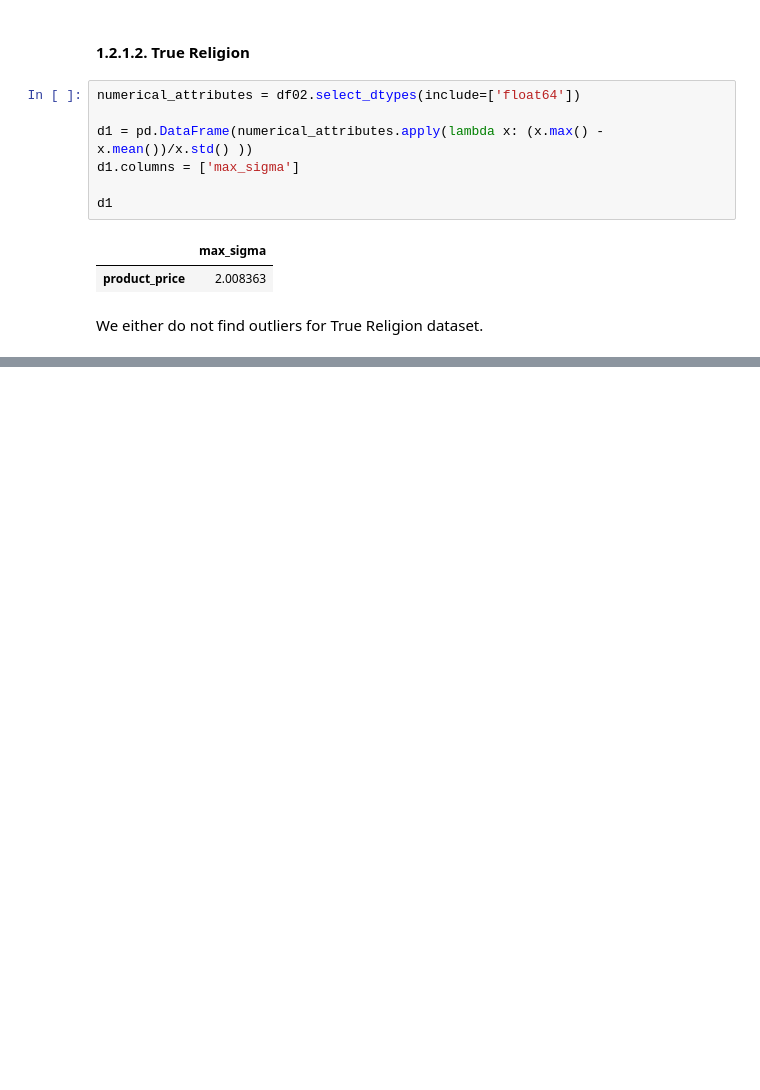
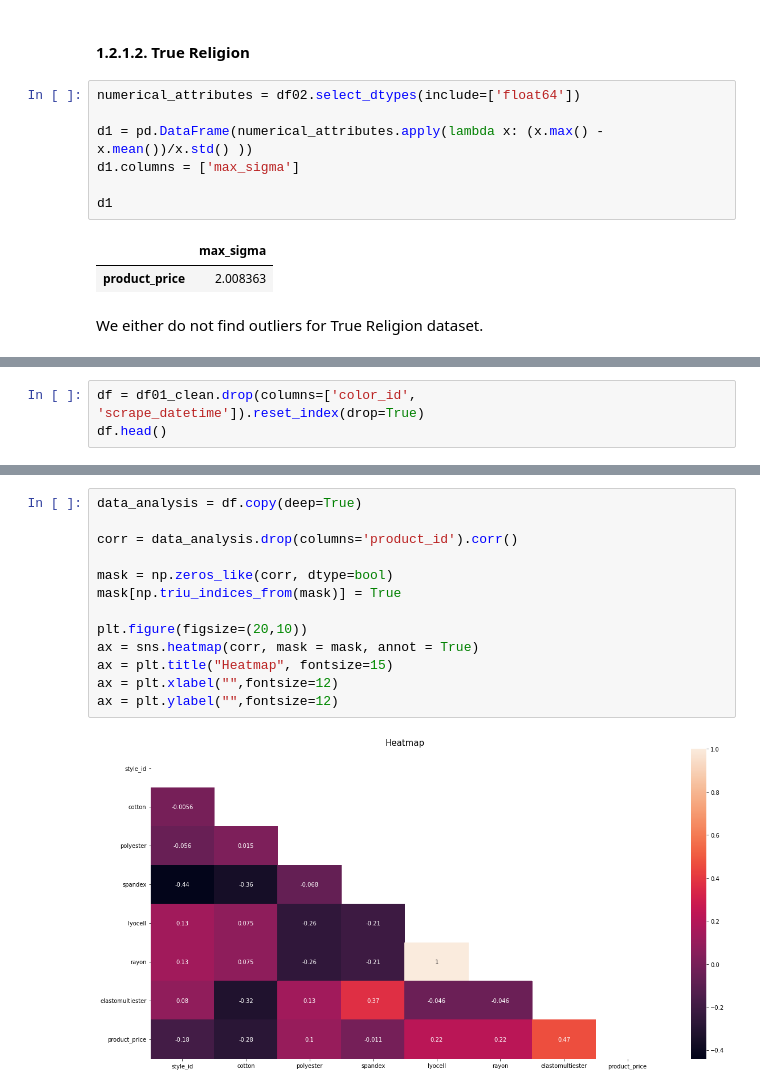
Before and after one commit to lucasquemelli/Star_Jeans, a Jupyter notebook: star_jeans.ipynb, the cells around one changed output, grey strips where cells are left out. Saved outputs shown, nothing was run; the diff lists cells and outputs as text; blank space fills up the shorter version.

```diff
--- a/star_jeans.ipynb
+++ b/star_jeans.ipynb
@@ -519,0 +537,3 @@ We either do not find outliers for True Religion dataset.
+# %%
+df = df01_clean.drop(columns=['color_id', 'scrape_datetime']).reset_index(drop=True)
+df.head()
@@ -519,0 +547,15 @@ We either do not find outliers for True Religion dataset.
+# %%
+data_analysis = df.copy(deep=True)
+
+corr = data_analysis.drop(columns='product_id').corr()
+
+mask = np.zeros_like(corr, dtype=bool)
+mask[np.triu_indices_from(mask)] = True
+
+plt.figure(figsize=(20,10))
+ax = sns.heatmap(corr, mask = mask, annot = True)
+ax = plt.title("Heatmap", fontsize=15)
+ax = plt.xlabel("",fontsize=12)
+ax = plt.ylabel("",fontsize=12)
+# %% [output]
+[figure, added]
```
Also changed, not shown: parts of 8 cells of this notebook.
